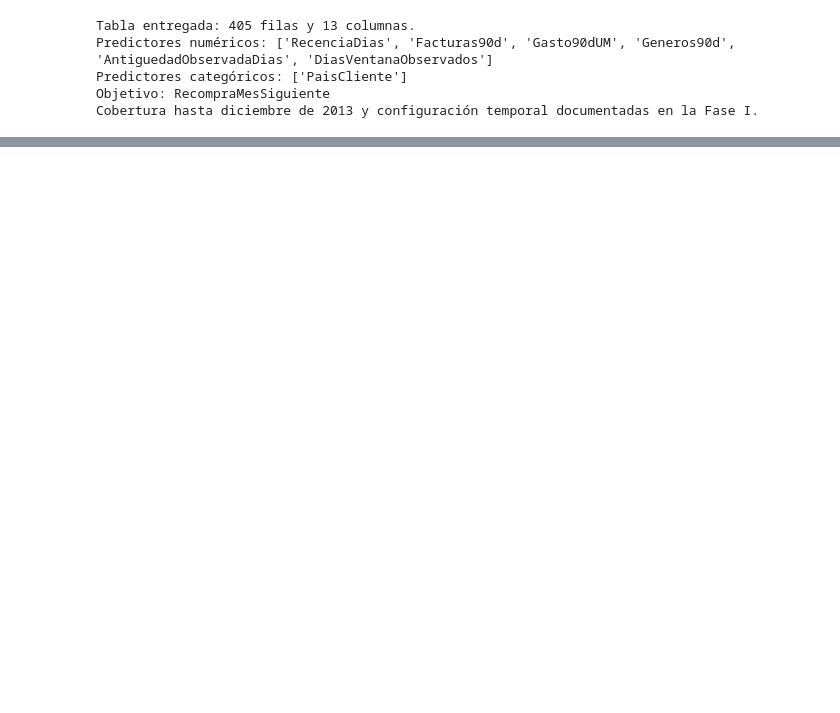
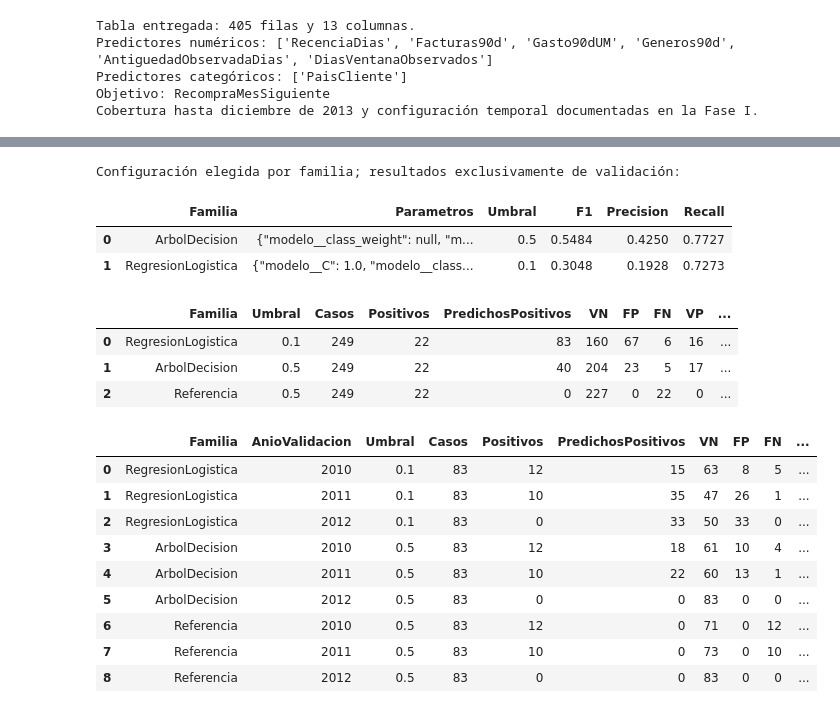
Before and after one commit to Mygyx/Proyecto3-mineria-datos, a Jupyter notebook: notebooks/proyecto_3.ipynb, the cells around one changed output, grey strips where cells are left out. Cells and saved outputs as stored; diff of their text form; code cells hidden in the pictures; blank space fills up the shorter version.

```diff
--- a/notebooks/proyecto_3.ipynb
+++ b/notebooks/proyecto_3.ipynb
@@ -776,0 +1000,73 @@ secciones del mismo notebook.
+# %%
+def metricas_de_validacion(bloque, umbral):
+    real = bloque["Real"].to_numpy()
+    pred = (bloque["Puntuacion"].to_numpy() >= umbral).astype("int8")
+    tn, fp, fn, tp = confusion_matrix(real, pred, labels=[0, 1]).ravel()
+    return {
+        "Casos": len(real), "Positivos": int(real.sum()), "PredichosPositivos": int(pred.sum()),
+        "VN": int(tn), "FP": int(fp), "FN": int(fn), "VP": int(tp),
+        "Accuracy": accuracy_score(real, pred),
+        "Precision": precision_score(real, pred, zero_division=0),
+        "Recall": recall_score(real, pred, zero_division=0),
+        "F1": f1_score(real, pred, zero_division=0),
+        "ROC_AUC": roc_auc_score(real, bloque["Puntuacion"]) if np.unique(real).size == 2 else np.nan,
+    }
+
+filas_busqueda = []
+for (familia, candidato), bloque in validacion_candidatos.groupby(["Familia", "Candidato"], sort=False):
+    for umbral in umbrales_candidatos:
+        filas_busqueda.append({
+            "Familia": familia, "Candidato": candidato,
+            "OrdenCandidato": int(bloque["OrdenCandidato"].iloc[0]), "Umbral": float(umbral),
+            "DistanciaUmbral": abs(float(umbral) - 0.5),
+            "Parametros": json.dumps(parametros_por_candidato[candidato], sort_keys=True),
+            **metricas_de_validacion(bloque, umbral),
+        })
+busqueda_validacion = pd.DataFrame(filas_busqueda)
+seleccion_validacion = busqueda_validacion.sort_values(
+    ["Familia", "F1", "Precision", "DistanciaUmbral", "OrdenCandidato", "Umbral"],
+    ascending=[True, False, False, True, True, True], kind="stable",
+).drop_duplicates("Familia").reset_index(drop=True)
+
+seleccionados = set(seleccion_validacion["Candidato"])
+predicciones_validacion = pd.concat([
+    validacion_candidatos.loc[validacion_candidatos["Candidato"].isin(seleccionados)],
+    validacion_referencia,
+], ignore_index=True)
+umbrales_modelos = {r["Familia"]: float(r["Umbral"]) for _, r in seleccion_validacion.iterrows()}
+umbrales_modelos["Referencia"] = 0.5
+
+filas_anuales, filas_resumen = [], []
+for familia, bloque in predicciones_validacion.groupby("Familia", sort=False):
+    umbral = umbrales_modelos[familia]
+    filas_resumen.append({"Familia": familia, "Umbral": umbral, **metricas_de_validacion(bloque, umbral)})
+    for anio, anual in bloque.groupby("AnioValidacion"):
+        filas_anuales.append({"Familia": familia, "AnioValidacion": int(anio), "Umbral": umbral,
+                             **metricas_de_validacion(anual, umbral)})
+resumen_validacion = pd.DataFrame(filas_resumen)
+metricas_validacion_anual = pd.DataFrame(filas_anuales)
+assert metricas_validacion_anual.loc[metricas_validacion_anual["AnioValidacion"].eq(2012), "ROC_AUC"].isna().all()
+assert metricas_validacion_anual.loc[metricas_validacion_anual["AnioValidacion"].eq(2012), "Positivos"].eq(0).all()
+print("Configuración elegida por familia; resultados exclusivamente de validación:")
+display(seleccion_validacion[["Familia", "Parametros", "Umbral", "F1", "Precision", "Recall"]].round(4))
+display(resumen_validacion.round(4))
+display(metricas_validacion_anual.round(4))
+# %% [output]
+Configuración elegida por familia; resultados exclusivamente de validación:
+|  | Familia | Parametros | Umbral | F1 | Precision | Recall |
+| 0 | ArbolDecision | {"modelo__class_weight": null, "m... | 0.5 | 0.5484 | 0.4250 | 0.7727 |
+| 1 | RegresionLogistica | {"modelo__C": 1.0, "modelo__class... | 0.1 | 0.3048 | 0.1928 | 0.7273 |
+|  | Familia | Umbral | Casos | Positivos | PredichosPositivos | VN | FP | FN | VP | ... |
+| 0 | RegresionLogistica | 0.1 | 249 | 22 | 83 | 160 | 67 | 6 | 16 | ... |
+| 1 | ArbolDecision | 0.5 | 249 | 22 | 40 | 204 | 23 | 5 | 17 | ... |
+| 2 | Referencia | 0.5 | 249 | 22 | 0 | 227 | 0 | 22 | 0 | ... |
+|  | Familia | AnioValidacion | Umbral | Casos | Positivos | PredichosPositivos | VN | FP | FN | ... |
+| 0 | RegresionLogistica | 2010 | 0.1 | 83 | 12 | 15 | 63 | 8 | 5 | ... |
+| 1 | RegresionLogistica | 2011 | 0.1 | 83 | 10 | 35 | 47 | 26 | 1 | ... |
+| 2 | RegresionLogistica | 2012 | 0.1 | 83 | 0 | 33 | 50 | 33 | 0 | ... |
+| 3 | ArbolDecision | 2010 | 0.5 | 83 | 12 | 18 | 61 | 10 | 4 | ... |
+| 4 | ArbolDecision | 2011 | 0.5 | 83 | 10 | 22 | 60 | 13 | 1 | ... |
+| 5 | ArbolDecision | 2012 | 0.5 | 83 | 0 | 0 | 83 | 0 | 0 | ... |
+| 6 | Referencia | 2010 | 0.5 | 83 | 12 | 0 | 71 | 0 | 12 | ... |
+| 7 | Referencia | 2011 | 0.5 | 83 | 10 | 0 | 73 | 0 | 10 | ... |
+| 8 | Referencia | 2012 | 0.5 | 83 | 0 | 0 | 83 | 0 | 0 | ... |
```
Also changed, not shown: parts of 19 cells of this notebook, 10 other files.
